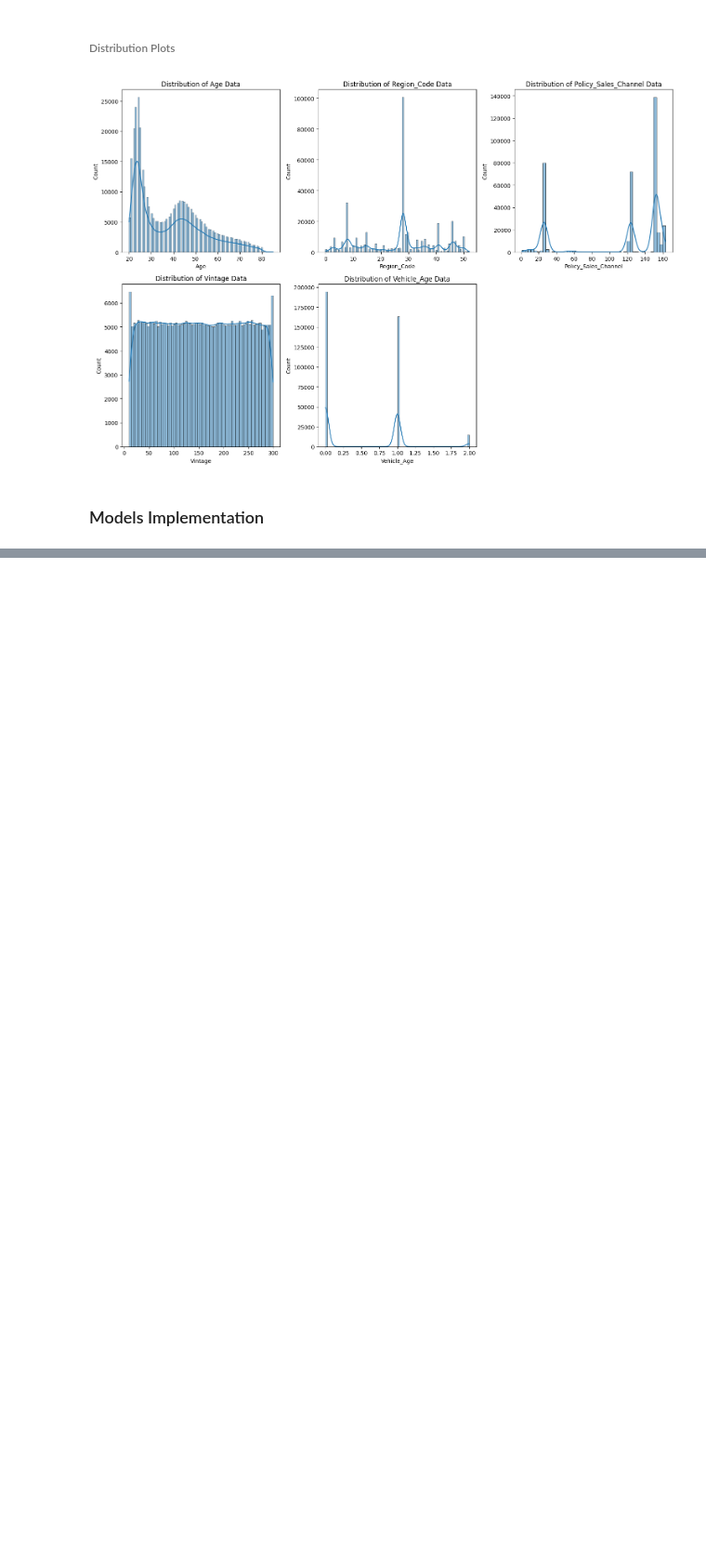
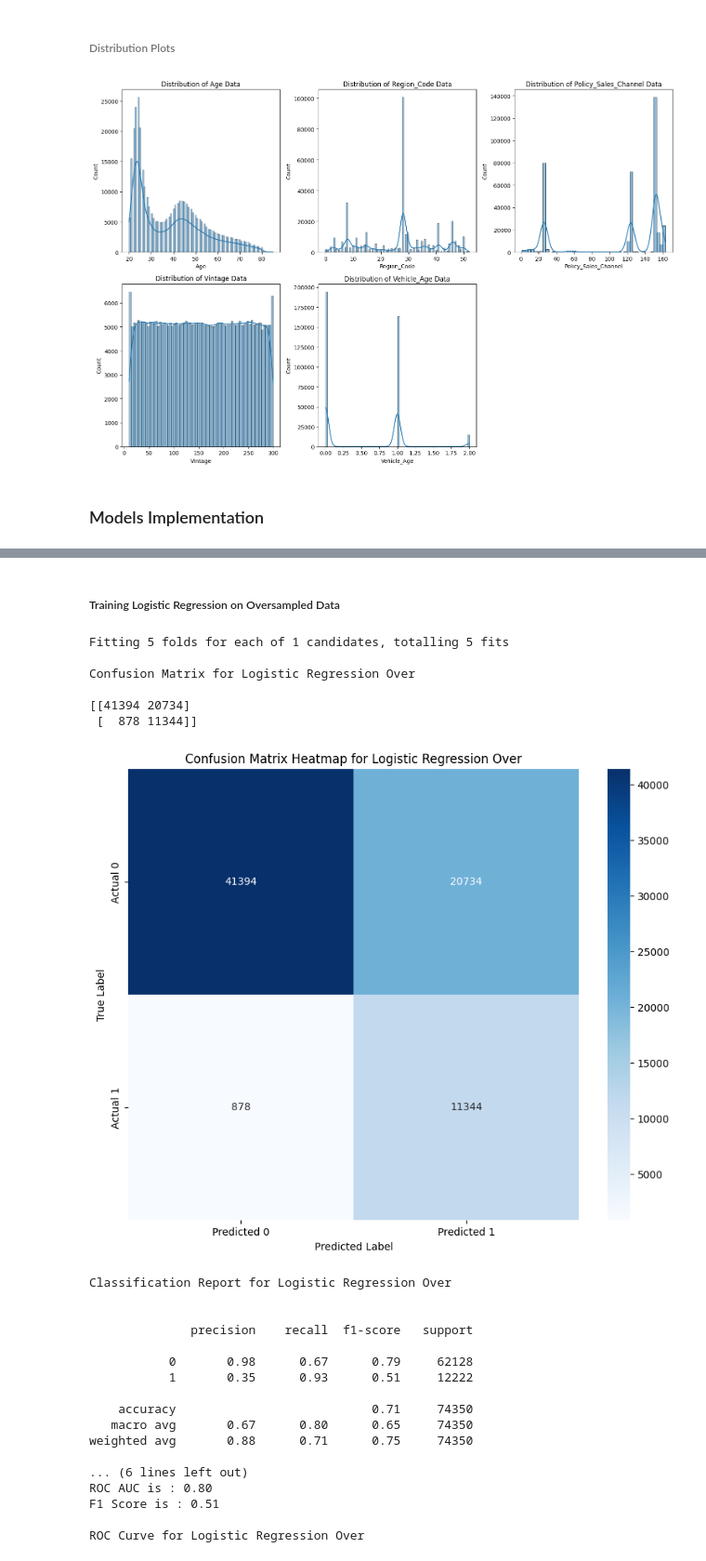
Before and after one commit to Hemanthtak2000/22073706_Project_UoH, a Jupyter notebook: 22073706_Code.ipynb, the cells around one changed output, grey strips where cells are left out. Shown at 93% size. Drawn from its saved outputs; the diff is of its cells as text; code cells hidden in the pictures; blank space fills up the shorter version.

```diff
--- a/22073706_Code.ipynb
+++ b/22073706_Code.ipynb
@@ -597,0 +564,42 @@ dx
+# %% [markdown]
+##### Training Logistic Regression on Oversampled Data
+# %%
+# Train the model on oversampled Dataset
+LRmodel_Tuned.fit(Ins_Pred_Trn_Oversampled, Ins_Tgt_Trn_oversampled)
+
+# Get the best estimator
+best_LRModel = LRmodel_Tuned.best_estimator_
+
+# Predict the results for the Test data
+Ins_Tgt_pred = best_LRModel.predict(Ins_Pred_Test)
+
+# Find the Prediction Probability of the Test data
+Ins_Tgt_pred_proba = best_LRModel.predict_proba(Ins_Pred_Test)[:,1]
+
+#Evaluate the model using the function
+Evaluate_Models_Ins('Logistic Regression Over', Ins_Tgt_Test, Ins_Tgt_pred, Ins_Tgt_pred_proba)
+# %% [output]
+Fitting 5 folds for each of 1 candidates, totalling 5 fits
+
+Confusion Matrix for Logistic Regression Over
+
+[[41394 20734]
+ [  878 11344]]
+[figure, added]
+Classification Report for Logistic Regression Over
+
+
+              precision    recall  f1-score   support
+
+           0       0.98      0.67      0.79     62128
+           1       0.35      0.93      0.51     12222
+
+    accuracy                           0.71     74350
+   macro avg       0.67      0.80      0.65     74350
+weighted avg       0.88      0.71      0.75     74350
+
+... (6 lines left out)
+ROC AUC is : 0.80
+F1 Score is : 0.51
+
+ROC Curve for Logistic Regression Over
```
Also changed, not shown: parts of 59 cells of this notebook.
